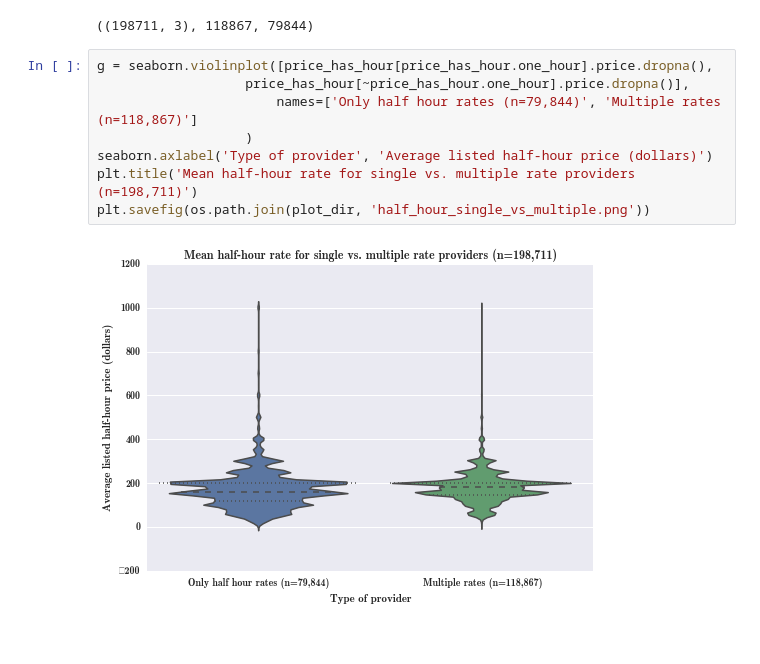
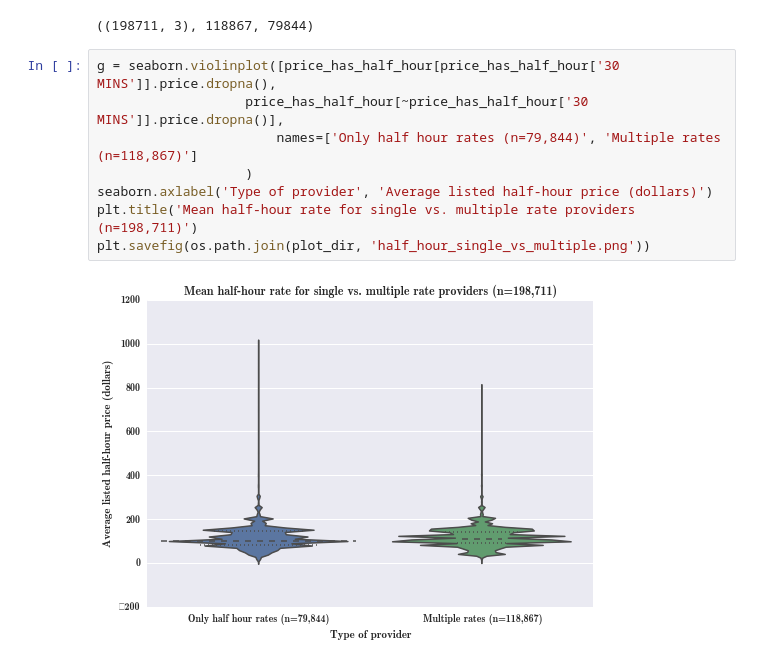
Before and after one commit to giantoak/memex-diagnostics, a Jupyter notebook: notebooks/Price per hour diagnostics.ipynb, the cells around one changed output. Saved outputs shown, nothing was run; the diff lists cells and outputs as text.

Commit message:
plot typo

```diff
--- a/notebooks/Price per hour diagnostics.ipynb
+++ b/notebooks/Price per hour diagnostics.ipynb
@@ -115,12 +115,12 @@ price_has_half_hour.shape, (~price_has_half_hour['30 MINS']).sum(), (price_has_h
 # %% [output]
 ((198711, 3), 118867, 79844)
 # %%
-g = seaborn.violinplot([price_has_hour[price_has_hour.one_hour].price.dropna(),
-                   price_has_hour[~price_has_hour.one_hour].price.dropna()],
+g = seaborn.violinplot([price_has_half_hour[price_has_half_hour['30 MINS']].price.dropna(),
+                   price_has_half_hour[~price_has_half_hour['30 MINS']].price.dropna()],
                        names=['Only half hour rates (n=79,844)', 'Multiple rates (n=118,867)']
                    )
 seaborn.axlabel('Type of provider', 'Average listed half-hour price (dollars)')
 plt.title('Mean half-hour rate for single vs. multiple rate providers (n=198,711)')
 plt.savefig(os.path.join(plot_dir, 'half_hour_single_vs_multiple.png'))
 # %% [output]
-[figure, old version]
+[figure, new version]
```
Also changed, not shown: 1 other file.
